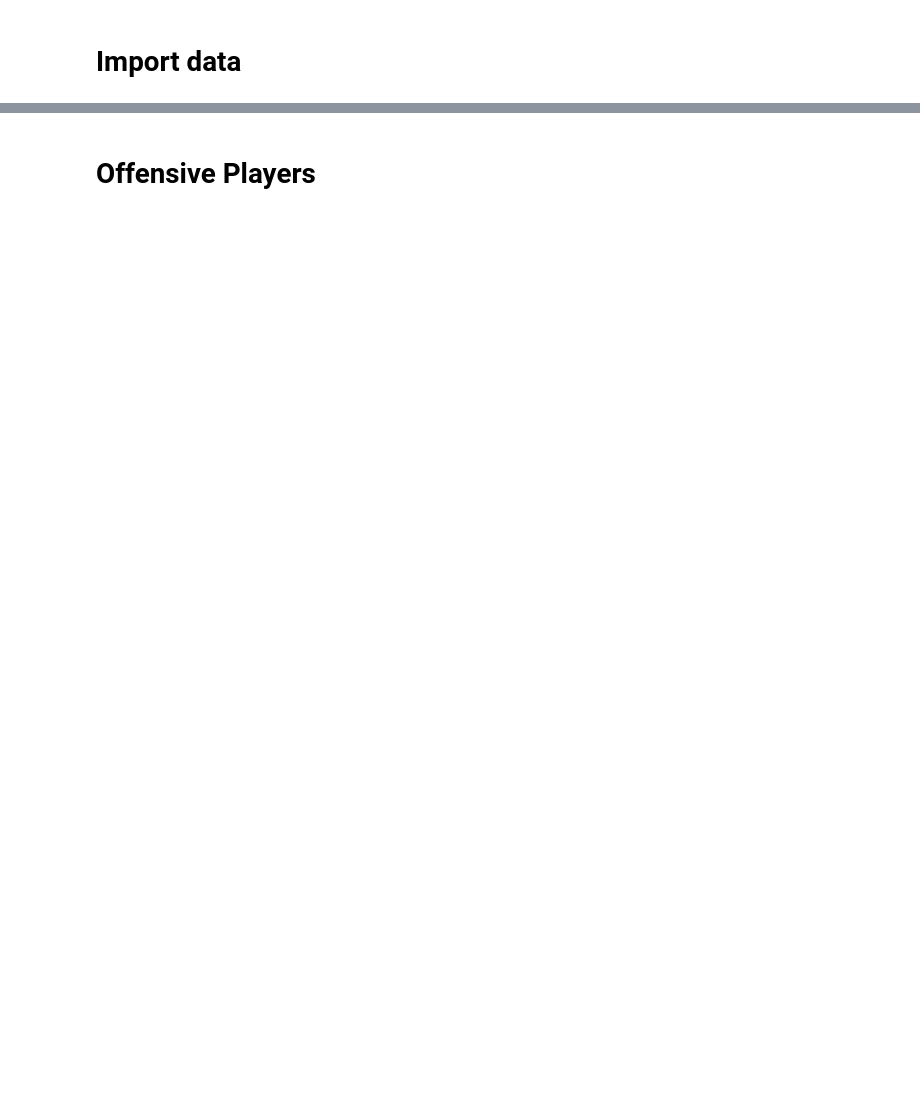
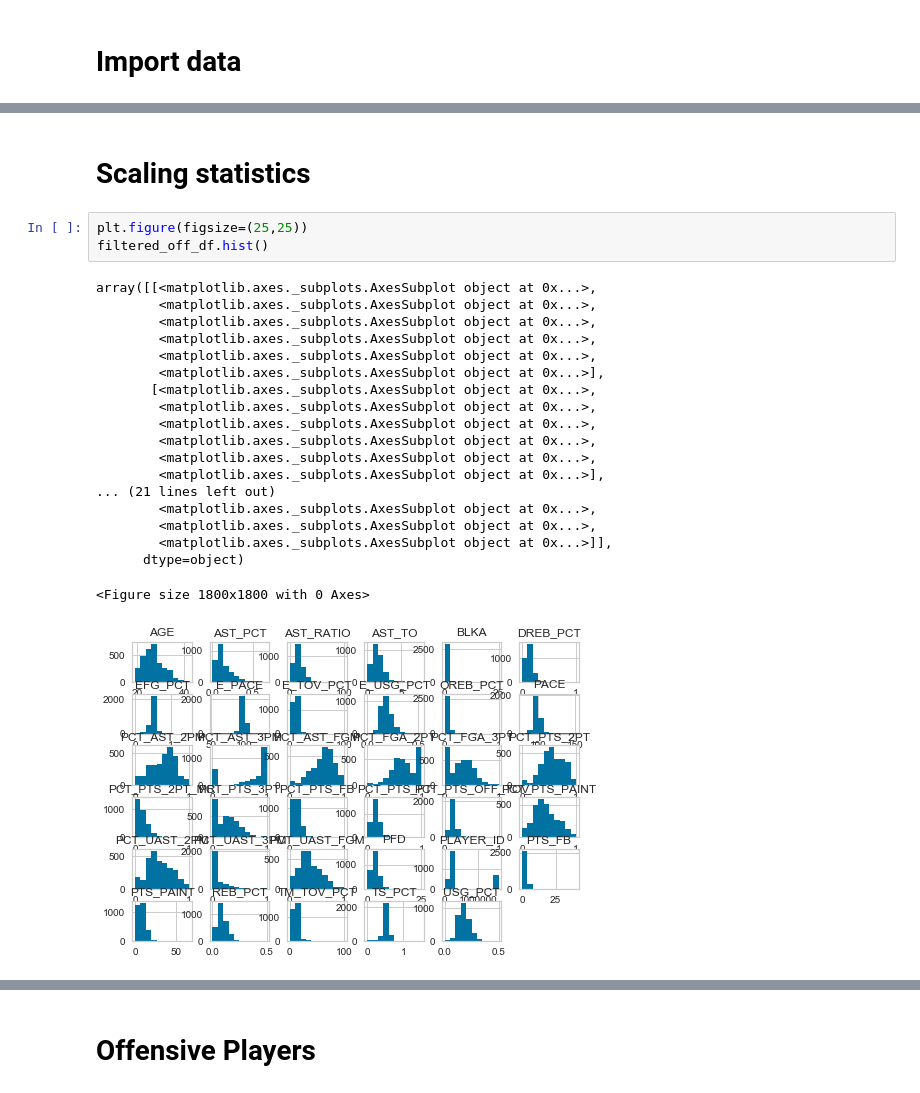
Before and after one commit to SpecCRA/msds_456_sports_analytics_files, a Jupyter notebook: assignment03/player_categorization.ipynb, the cells around one changed output, grey strips where cells are left out. Drawn from its saved outputs; the diff is of its cells as text; blank space fills up the shorter version.

```diff
--- a/assignment03/player_categorization.ipynb
+++ b/assignment03/player_categorization.ipynb
@@ -33,0 +204,25 @@ defensive_df.head()
+# %% [markdown]
+# Scaling statistics
+# %%
+plt.figure(figsize=(25,25))
+filtered_off_df.hist()
+# %% [output]
+array([[<matplotlib.axes._subplots.AxesSubplot object at 0x...>,
+        <matplotlib.axes._subplots.AxesSubplot object at 0x...>,
+        <matplotlib.axes._subplots.AxesSubplot object at 0x...>,
+        <matplotlib.axes._subplots.AxesSubplot object at 0x...>,
+        <matplotlib.axes._subplots.AxesSubplot object at 0x...>,
+        <matplotlib.axes._subplots.AxesSubplot object at 0x...>],
+       [<matplotlib.axes._subplots.AxesSubplot object at 0x...>,
+        <matplotlib.axes._subplots.AxesSubplot object at 0x...>,
+        <matplotlib.axes._subplots.AxesSubplot object at 0x...>,
+        <matplotlib.axes._subplots.AxesSubplot object at 0x...>,
+        <matplotlib.axes._subplots.AxesSubplot object at 0x...>,
+        <matplotlib.axes._subplots.AxesSubplot object at 0x...>],
+... (21 lines left out)
+        <matplotlib.axes._subplots.AxesSubplot object at 0x...>,
+        <matplotlib.axes._subplots.AxesSubplot object at 0x...>,
+        <matplotlib.axes._subplots.AxesSubplot object at 0x...>]],
+      dtype=object)
+<Figure size 1800x1800 with 0 Axes>
+[figure, added]
```
Also changed, not shown: parts of 63 cells of this notebook, 13 other files.
